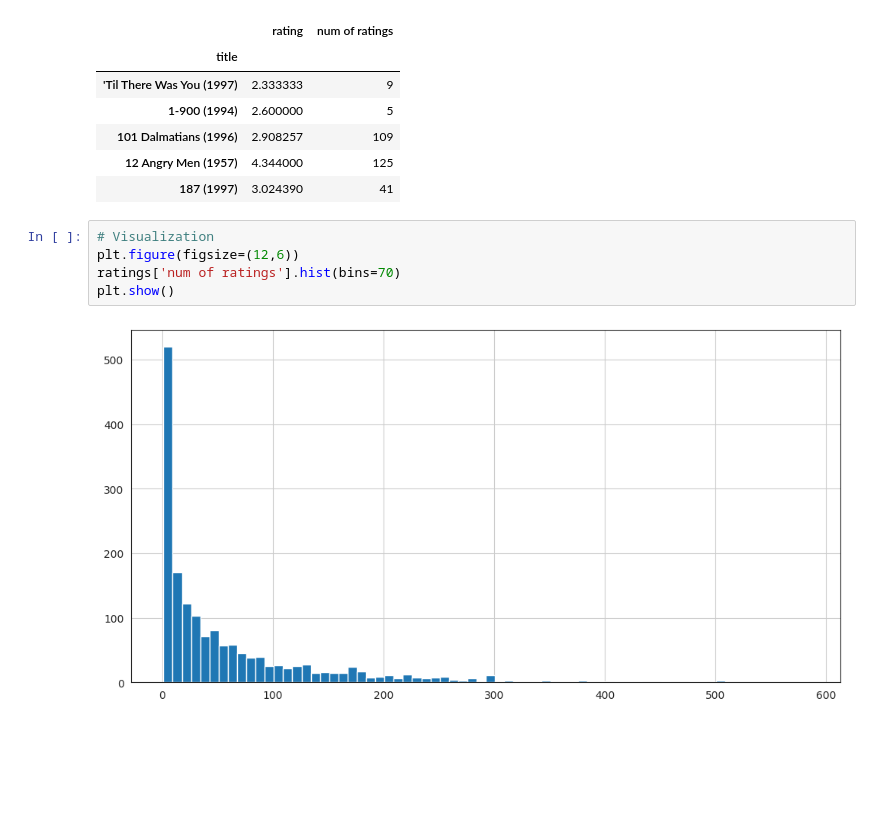
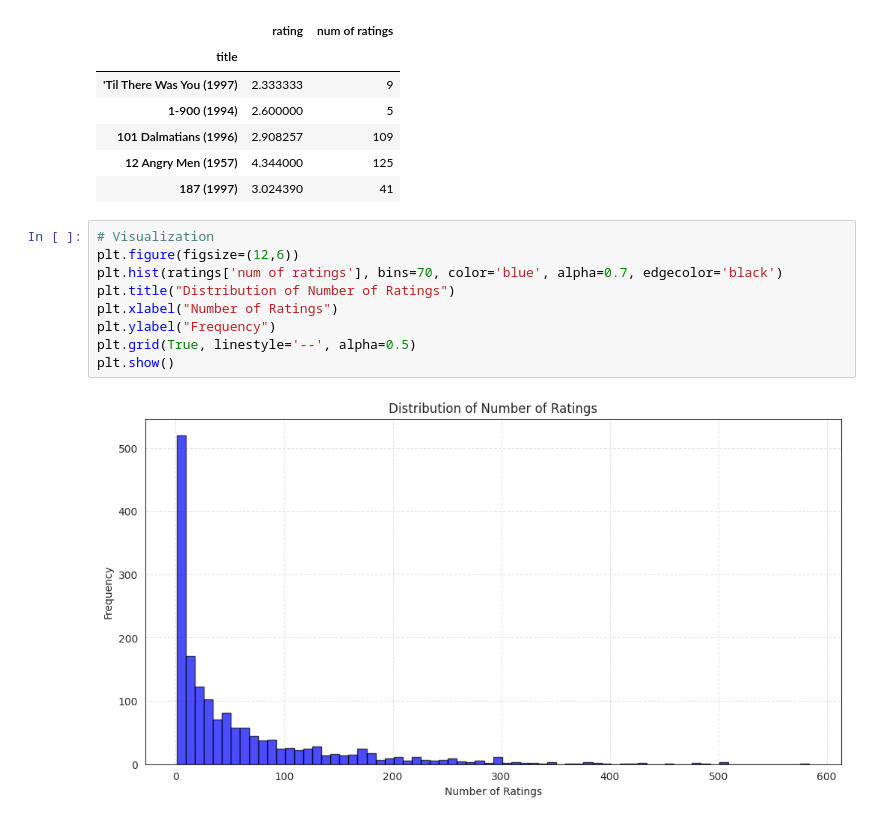
Before and after one commit to samwanyua/Python-Machine-Learning-Tutorial, a Jupyter notebook: Python_for_data_science/Recommeder_system.ipynb, the cells around one changed output. Drawn from its saved outputs; the diff is of its cells as text; blank space fills up the shorter version.

Commit message:
Recommendation system - Visualizations

```diff
--- a/Python_for_data_science/Recommeder_system.ipynb
+++ b/Python_for_data_science/Recommeder_system.ipynb
@@ -109,7 +109,11 @@ ratings.head()
 # %%
 # Visualization
 plt.figure(figsize=(12,6))
-ratings['num of ratings'].hist(bins=70)
+plt.hist(ratings['num of ratings'], bins=70, color='blue', alpha=0.7, edgecolor='black')
+plt.title("Distribution of Number of Ratings")
+plt.xlabel("Number of Ratings")
+plt.ylabel("Frequency")
+plt.grid(True, linestyle='--', alpha=0.5)
 plt.show()
 # %% [output]
-[figure, old version]
+[figure, new version]
```
Also changed, not shown: parts of 2 cells of this notebook.
